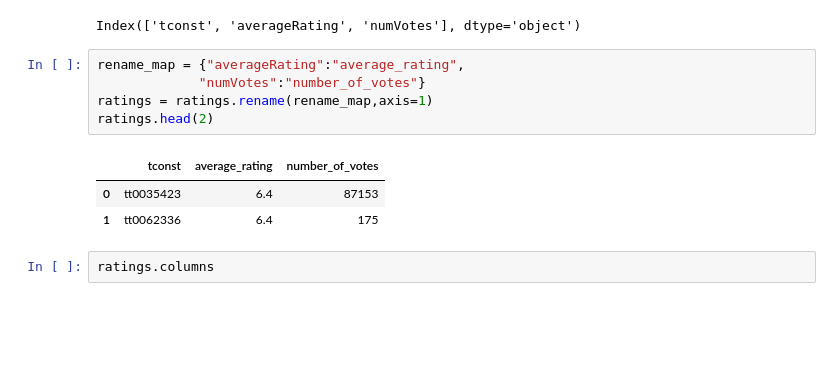
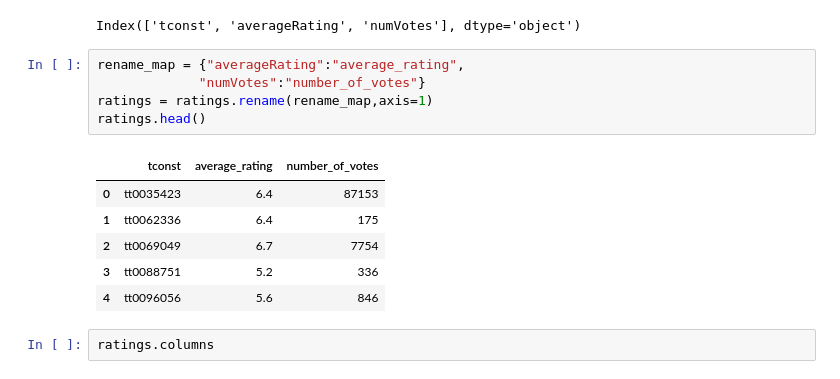
Before and after one commit to rebeccabosneac/Project-2, a Jupyter notebook: Project 2-2.ipynb, the cells around one changed output. Saved outputs shown, nothing was run; the diff lists cells and outputs as text; blank space fills up the shorter version.

```diff
--- a/Project 2-2.ipynb
+++ b/Project 2-2.ipynb
@@ -106,12 +100,15 @@ Index(['tconst', 'averageRating', 'numVotes'], dtype='object')
 # %%
 rename_map = {"averageRating":"average_rating",
              "numVotes":"number_of_votes"}
 ratings = ratings.rename(rename_map,axis=1)
-ratings.head(2)
+ratings.head()
 # %% [output]
 |  | tconst | average_rating | number_of_votes |
 | 0 | tt0035423 | 6.4 | 87153 |
 | 1 | tt0062336 | 6.4 | 175 |
+| 2 | tt0069049 | 6.7 | 7754 |
+| 3 | tt0088751 | 5.2 | 336 |
+| 4 | tt0096056 | 5.6 | 846 |
 # %%
 ratings.columns
 # %% [output]
```
Also changed, not shown: parts of 50 cells of this notebook, 1 other file.
